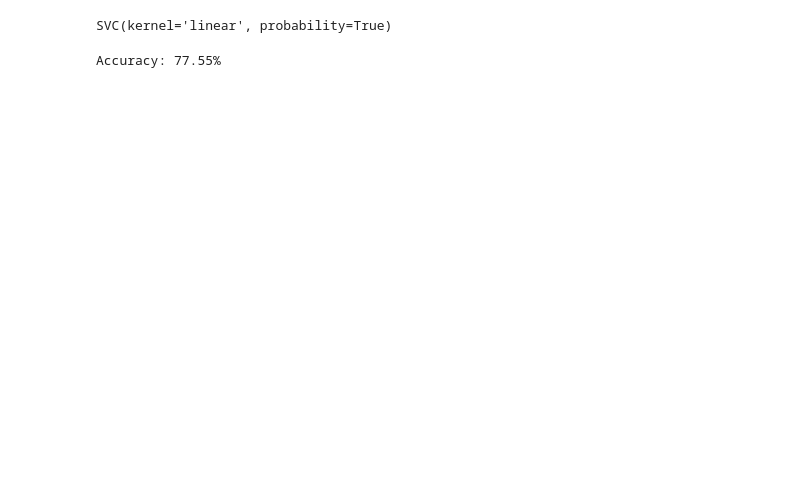
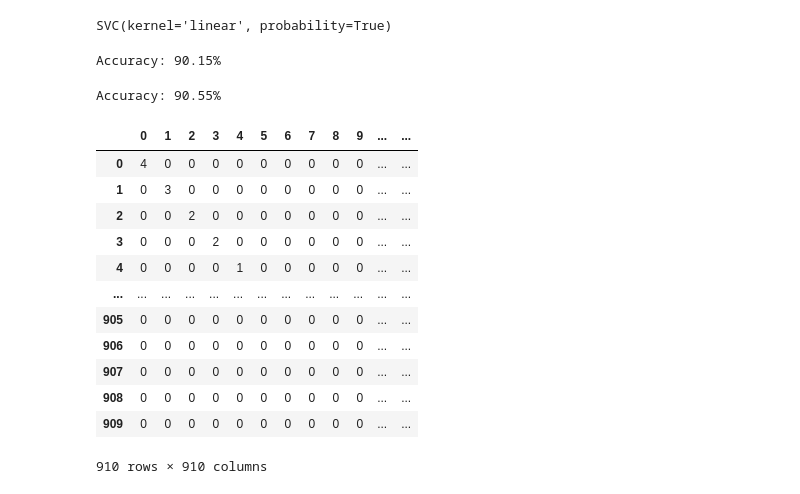
Before and after one commit to JimHok/Source_Code, a Jupyter notebook: peri_cnn.ipynb, the cells around one changed output. Cells and saved outputs as stored; diff of their text form; code cells hidden in the pictures; blank space fills up the shorter version.

Commit message:
Periocular CNN plus SVM 90 accuracy

```diff
--- a/peri_cnn.ipynb
+++ b/peri_cnn.ipynb
@@ -279,0 +315,2 @@ SVC(kernel='linear', probability=True)
+# %%
+filename = 'Model/svm_VGG16.pickle'
@@ -280 +319,3 @@ SVC(kernel='linear', probability=True)
+# %%
+clf = pickle.load(open(filename, "rb"))
 # %%
@@ -282,5 +323,31 @@ predict = clf.predict(features_val.reshape(features_val.shape[0], -1))
 # %%
-accuracy = accuracy_score(predict, y_val)
+accuracy = accuracy_score(y_predict, y_val)
 print("Accuracy: {:.2f}%".format(accuracy * 100))
 # %% [output]
-Accuracy: 77.55%
+Accuracy: 90.15%
+# %%
+y_predict = clf.predict(features_test.reshape(features_test.shape[0], -1))
+# %%
+accuracy = accuracy_score(y_predict, y_test)
+print("Accuracy: {:.2f}%".format(accuracy * 100))
+# %% [output]
+Accuracy: 90.55%
+# %%
+# Plot the confusion matrix
+cm = confusion_matrix(y_test, y_predict)
+# %%
+pd.DataFrame(cm)
+# %% [output]
+|  | 0 | 1 | 2 | 3 | 4 | 5 | 6 | 7 | 8 | 9 | ... | ... |
+| 0 | 4 | 0 | 0 | 0 | 0 | 0 | 0 | 0 | 0 | 0 | ... | ... |
+| 1 | 0 | 3 | 0 | 0 | 0 | 0 | 0 | 0 | 0 | 0 | ... | ... |
+| 2 | 0 | 0 | 2 | 0 | 0 | 0 | 0 | 0 | 0 | 0 | ... | ... |
+| 3 | 0 | 0 | 0 | 2 | 0 | 0 | 0 | 0 | 0 | 0 | ... | ... |
+| 4 | 0 | 0 | 0 | 0 | 1 | 0 | 0 | 0 | 0 | 0 | ... | ... |
+| ... | ... | ... | ... | ... | ... | ... | ... | ... | ... | ... | ... | ... |
+| 905 | 0 | 0 | 0 | 0 | 0 | 0 | 0 | 0 | 0 | 0 | ... | ... |
+| 906 | 0 | 0 | 0 | 0 | 0 | 0 | 0 | 0 | 0 | 0 | ... | ... |
+| 907 | 0 | 0 | 0 | 0 | 0 | 0 | 0 | 0 | 0 | 0 | ... | ... |
+| 908 | 0 | 0 | 0 | 0 | 0 | 0 | 0 | 0 | 0 | 0 | ... | ... |
+| 909 | 0 | 0 | 0 | 0 | 0 | 0 | 0 | 0 | 0 | 0 | ... | ... |
+910 rows × 910 columns
```
Also changed, not shown: parts of 33 cells of this notebook.
